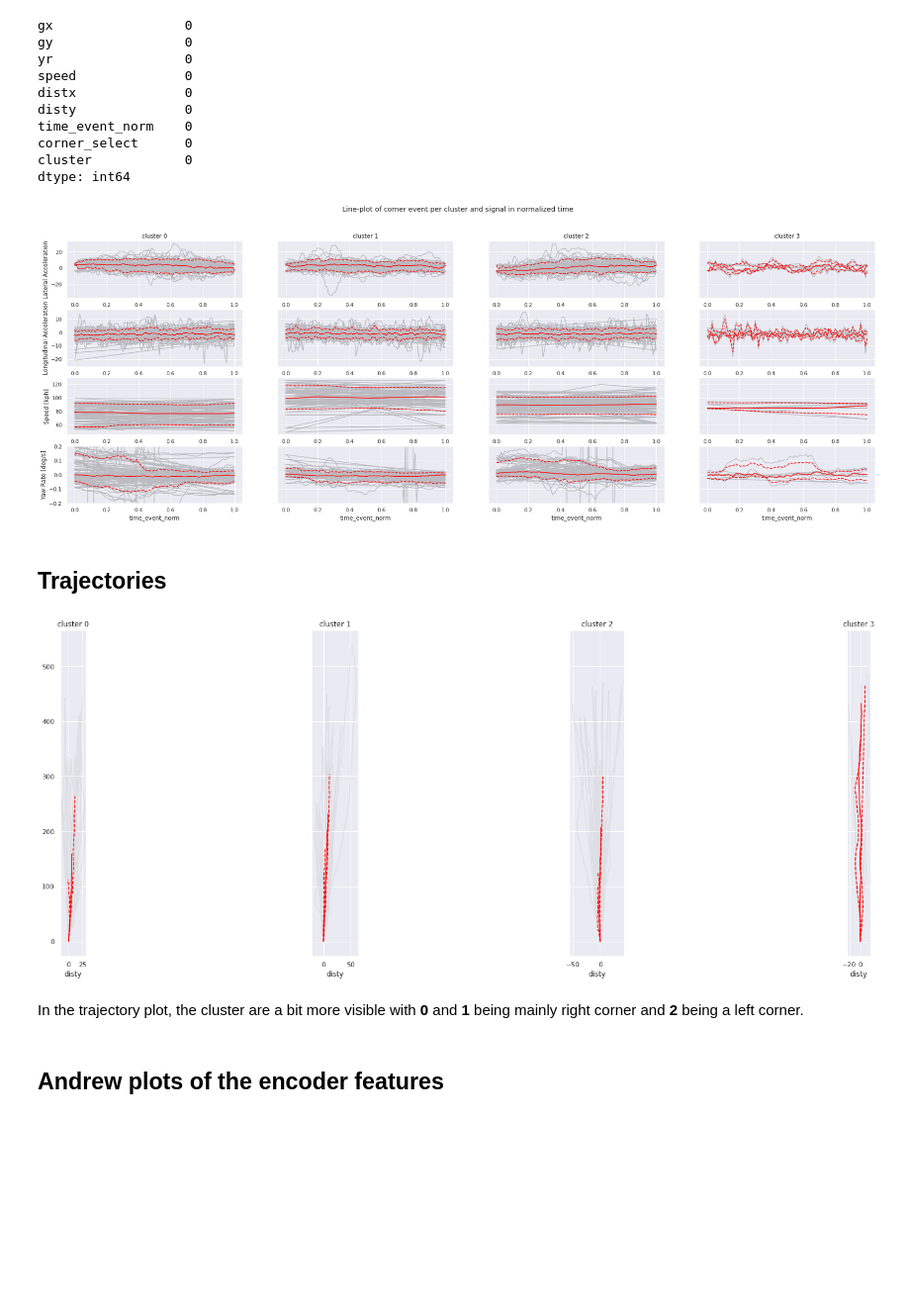
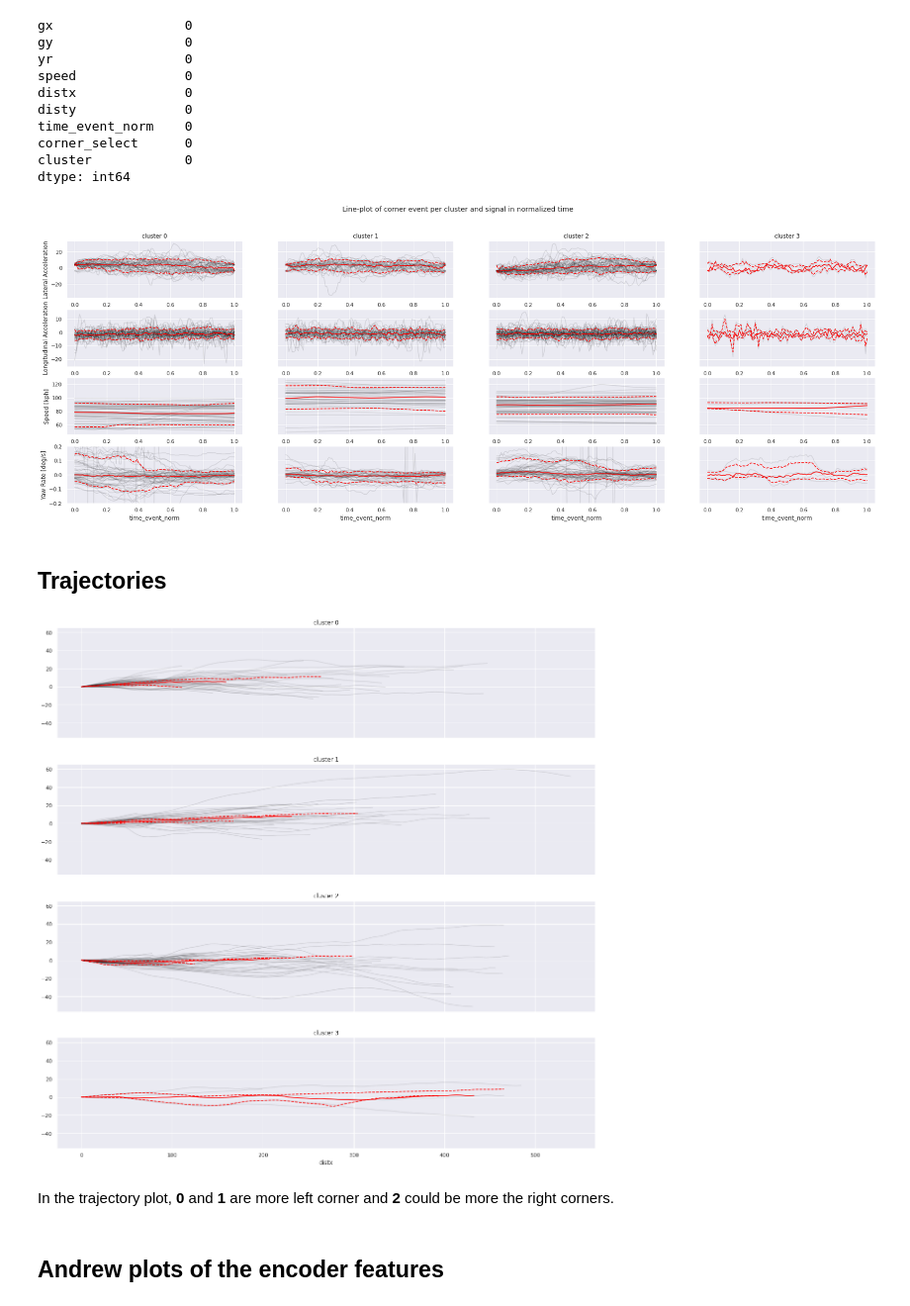
Before and after one commit to sqrx-mckl/driver_behaviour, a Jupyter notebook: notebooks/5_cluster_analysis.ipynb, the cells around one changed output. Shown at 99% size. Cells and saved outputs as stored; diff of their text form; code cells hidden in the pictures; blank space fills up the shorter version.

Commit message:
ENH: updated the plots now the ghost-lines are visible

```diff
--- a/notebooks/5_cluster_analysis.ipynb
+++ b/notebooks/5_cluster_analysis.ipynb
@@ -71,6 +69,7 @@ col = [
 ]
 # %%
 from scipy.interpolate import interp1d
+from scipy.signal import savgol_filter
 from pandas.api.types import is_numeric_dtype
 
 res = 0.01
@@ -86,6 +85,7 @@ df_norm = df[col]\
     .set_index('time_event_norm')\
     .groupby(split_by, group_keys=False)\
     .apply(lambda x: x.apply(lambda col: interpolate(col, col.index)))
+    .apply(lambda x: savgol_filter())
 
 df_norm = df_norm.reset_index()
 df_norm = df_norm.set_index('time_event_norm')
@@ -180,16 +181,16 @@ corner_select      0
 cluster            0
 dtype: int64
 # %%
-labels = dfout['cluster'].unique()
+labels = df_norm['cluster'].unique()
 
 fig, axes = plt.subplots(ncols=max(labels)+1, nrows=4, figsize=(30, 10), sharey='row')
 fig.suptitle('Line-plot of corner event per cluster and signal in normalized time')
 
 for cluster in sorted(labels):
     df_cluster = df_norm.query(f'cluster=={cluster}')\
-                        [['gy', 'gx', 'speed', 'yr']]
+                        [['gy', 'gx', 'speed', 'yr', split_by]]
 
-    gb = df_cluster.groupby(level=0)
+    gb = df_cluster.drop(split_by, axis=1).groupby(level=0)
     df_median = gb.median()
     df_down = gb.quantile(0.10)
     df_up = gb.quantile(0.90)
@@ -199,7 +200,8 @@ for cluster in sorted(labels):
             title_str = f'cluster {cluster}'
         else:
             title_str = None
-        df_cluster[col].plot(ax=axes[k, cluster], alpha=0.2, style='k', title=title_str, **kwargs)
+
+        df_cluster.groupby(split_by)[col].plot(ax=axes[k, cluster], alpha=0.1, style='k', title=title_str, **kwargs)
         df_median[col].plot(ax=axes[k, cluster], style='r', **kwargs)
         df_down[col].plot(ax=axes[k, cluster], style='r--', **kwargs)
         df_up[col].plot(ax=axes[k, cluster], style='r--', **kwargs)
@@ -210,31 +212,35 @@ for cluster in sorted(labels):
     plot_with_quantile('speed', 'Speed [kph]', 2)
     plot_with_quantile('yr', 'Yaw Rate [deg/s]', 3, ylim=(-0.2, 0.2))
 # %% [output]
-[figure, old version]
+[figure, new version]
 # %% [markdown]
 ## Trajectories
 # %%
-fig, axes = plt.subplots(ncols=max(labels)+1, figsize=(30, 10), sharey='row')
+labels = df_norm['cluster'].unique()
+
+fig, axes = plt.subplots(nrows=max(labels)+1, figsize=(20, 20), sharex=True, sharey=True)
 
 for cluster in sorted(labels):
 
     df_cluster = df_norm.query(f'cluster=={cluster}')\
-                        [['distx', 'disty']]
-    gb = df_cluster.groupby(level=0)
+                        [['distx', 'disty', split_by]]
+
+    gb = df_cluster.drop(split_by, axis=1).groupby(level=0)
     df_median = gb.median()
     df_down = gb.quantile(0.25)
     df_up = gb.quantile(0.75)
 
-    df_cluster.plot(ax=axes[cluster], alpha=0.05, style='k', x='disty', y='distx', title=f'cluster {cluster}')
-    df_median.plot(ax=axes[cluster], style='r', x='disty', y='distx', title=f'cluster {cluster}')
-    df_down.plot(ax=axes[cluster], style='r--', x='disty', y='distx', title=f'cluster {cluster}')
-    df_up.plot(ax=axes[cluster], style='r--', x='disty', y='distx', title=f'cluster {cluster}')
+    df_cluster.groupby(split_by).plot(ax=axes[cluster], alpha=0.1, style='k', x='distx', y='disty', title=f'cluster {cluster}')
+    df_median.plot(ax=axes[cluster], style='r', x='distx', y='disty', title=f'cluster {cluster}')
+    df_down.plot(ax=axes[cluster], style='r--', x='distx', y='disty', title=f'cluster {cluster}')
+    df_up.plot(ax=axes[cluster], style='r--', x='distx', y='disty', title=f'cluster {cluster}')
+
     axes[cluster].set_aspect('equal')
     axes[cluster].get_legend().remove()
 # %% [output]
-[figure, old version]
+[figure, new version]
 # %% [markdown]
-In the trajectory plot, the cluster are a bit more visible with **0** and **1** being mainly right corner and **2** being a left corner.
+In the trajectory plot, **0** and **1** are more left corner and **2** could be more the right corners.
 # %% [markdown]
 ## Andrew plots of the encoder features
 # %%
```
Also changed, not shown: parts of 4 cells of this notebook.
